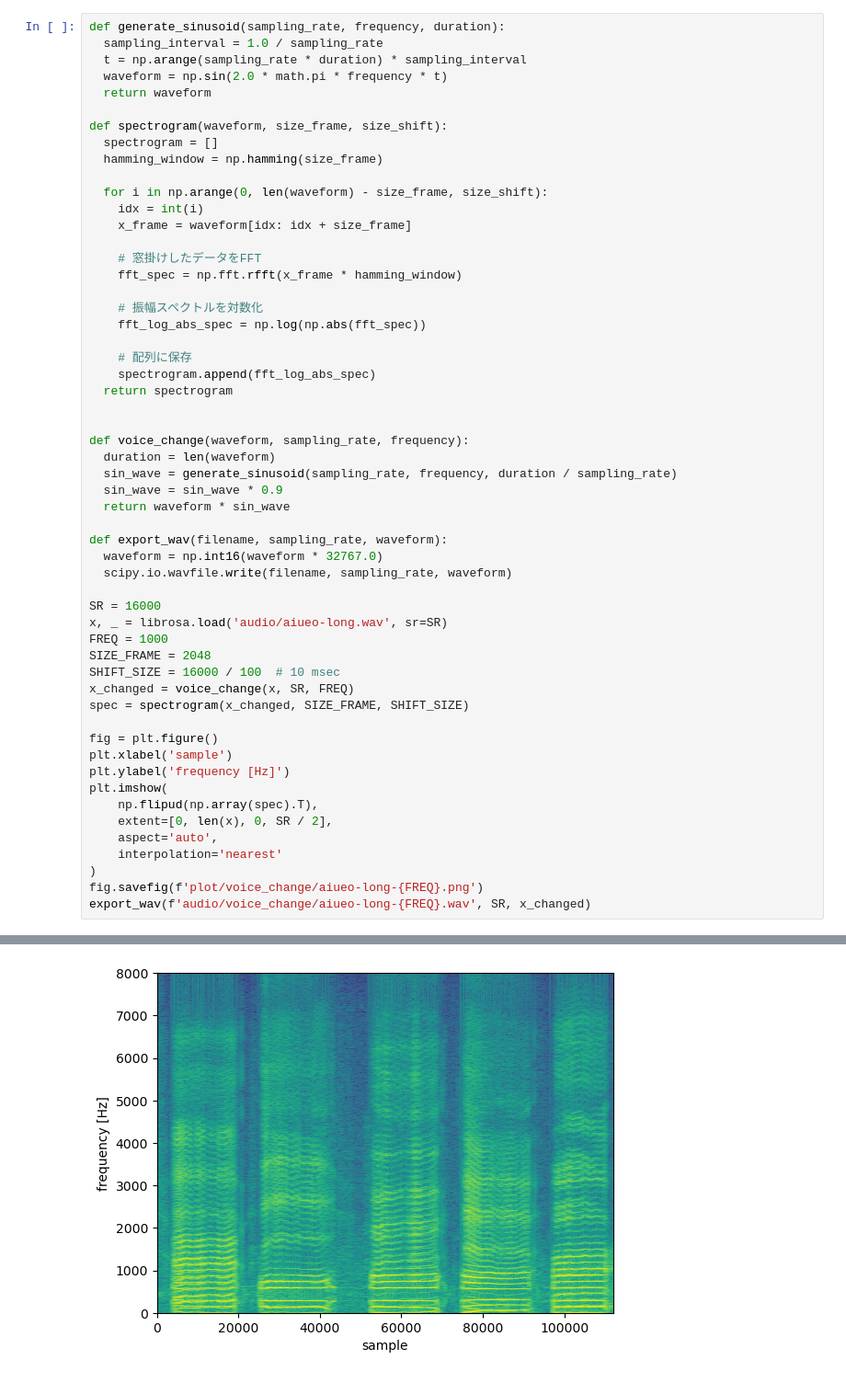
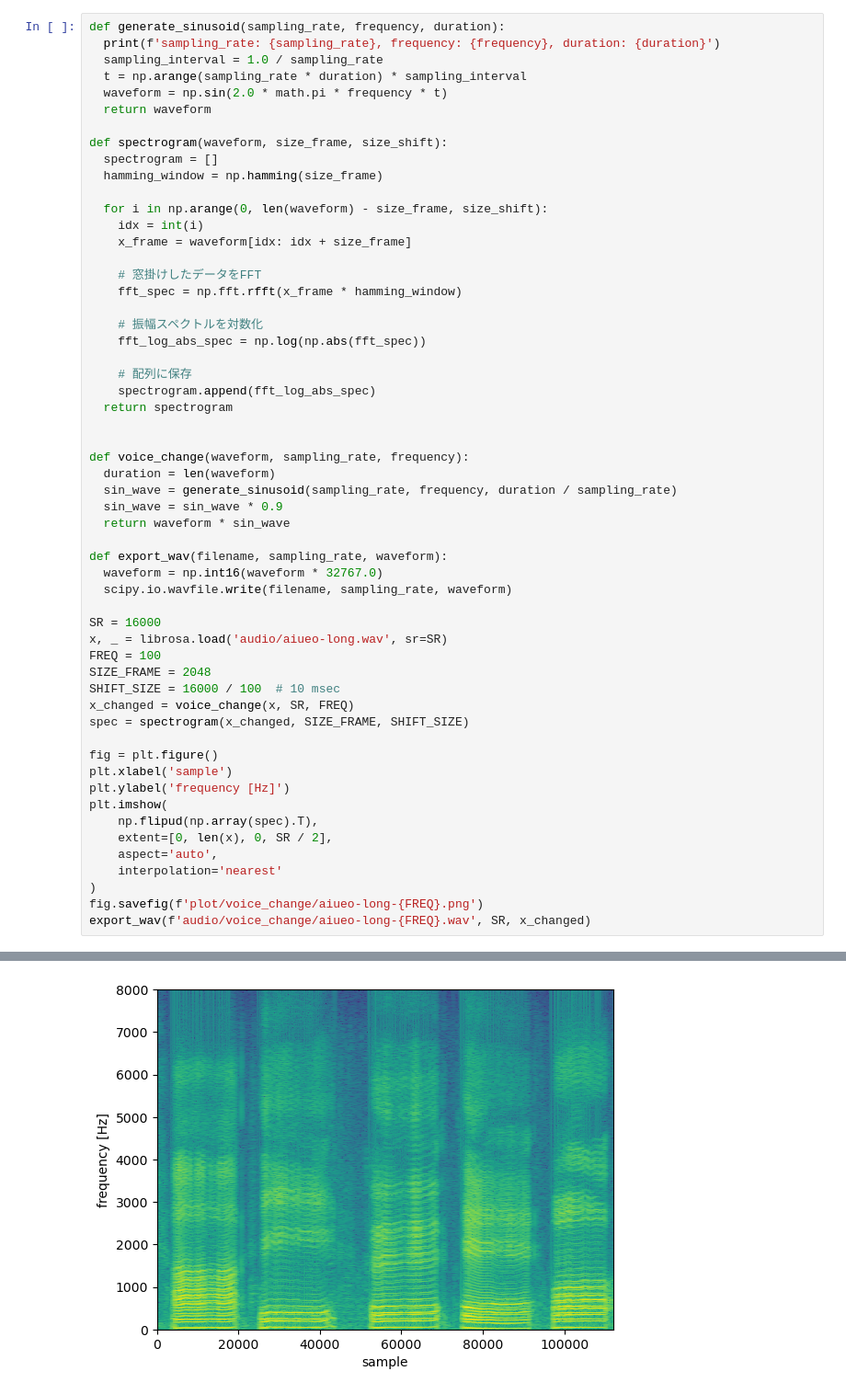
Before and after one commit to piny940/le4-audio, a Jupyter notebook: 24_voice_change.ipynb, the cells around one changed output, grey strips where cells are left out. Shown at 92% size. Cells and saved outputs as stored; diff of their text form.

```diff
--- a/24_voice_change.ipynb
+++ b/24_voice_change.ipynb
@@ -7,6 +6,7 @@ import librosa
 import matplotlib.pyplot as plt
 # %%
 def generate_sinusoid(sampling_rate, frequency, duration):
+  print(f'sampling_rate: {sampling_rate}, frequency: {frequency}, duration: {duration}')
   sampling_interval = 1.0 / sampling_rate
   t = np.arange(sampling_rate * duration) * sampling_interval
   waveform = np.sin(2.0 * math.pi * frequency * t)
@@ -43,7 +43,7 @@ def export_wav(filename, sampling_rate, waveform):
 
 SR = 16000
 x, _ = librosa.load('audio/aiueo-long.wav', sr=SR)
-FREQ = 1000
+FREQ = 100
 SIZE_FRAME = 2048
 SHIFT_SIZE = 16000 / 100  # 10 msec
 x_changed = voice_change(x, SR, FREQ)
@@ -64 +65 @@ export_wav(f'audio/voice_change/aiueo-long-{FREQ}.wav', SR, x_changed)
-[figure, old version]
+[figure, new version]
```
Also changed, not shown: parts of 2 cells of this notebook, 7 other files.
